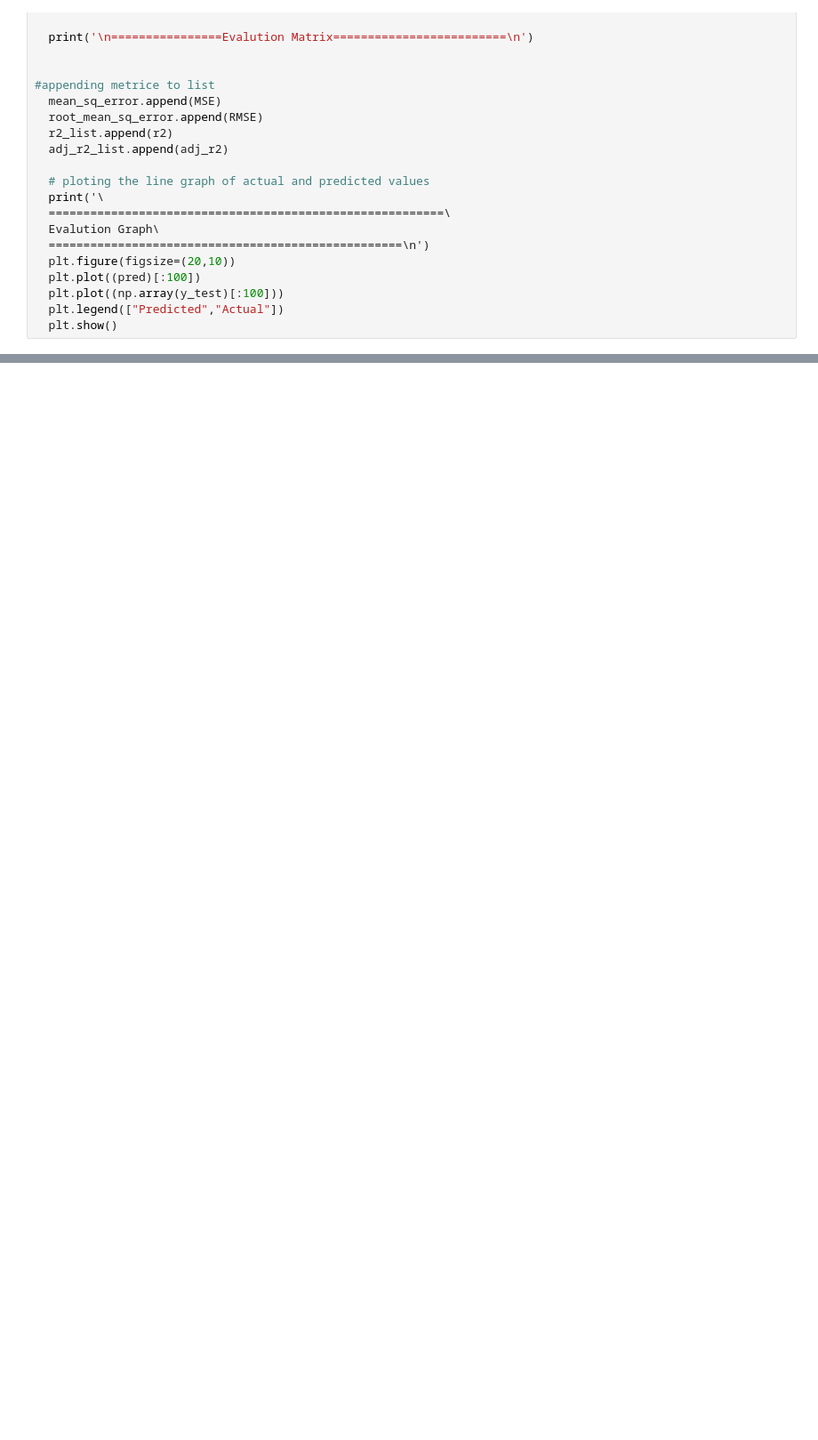
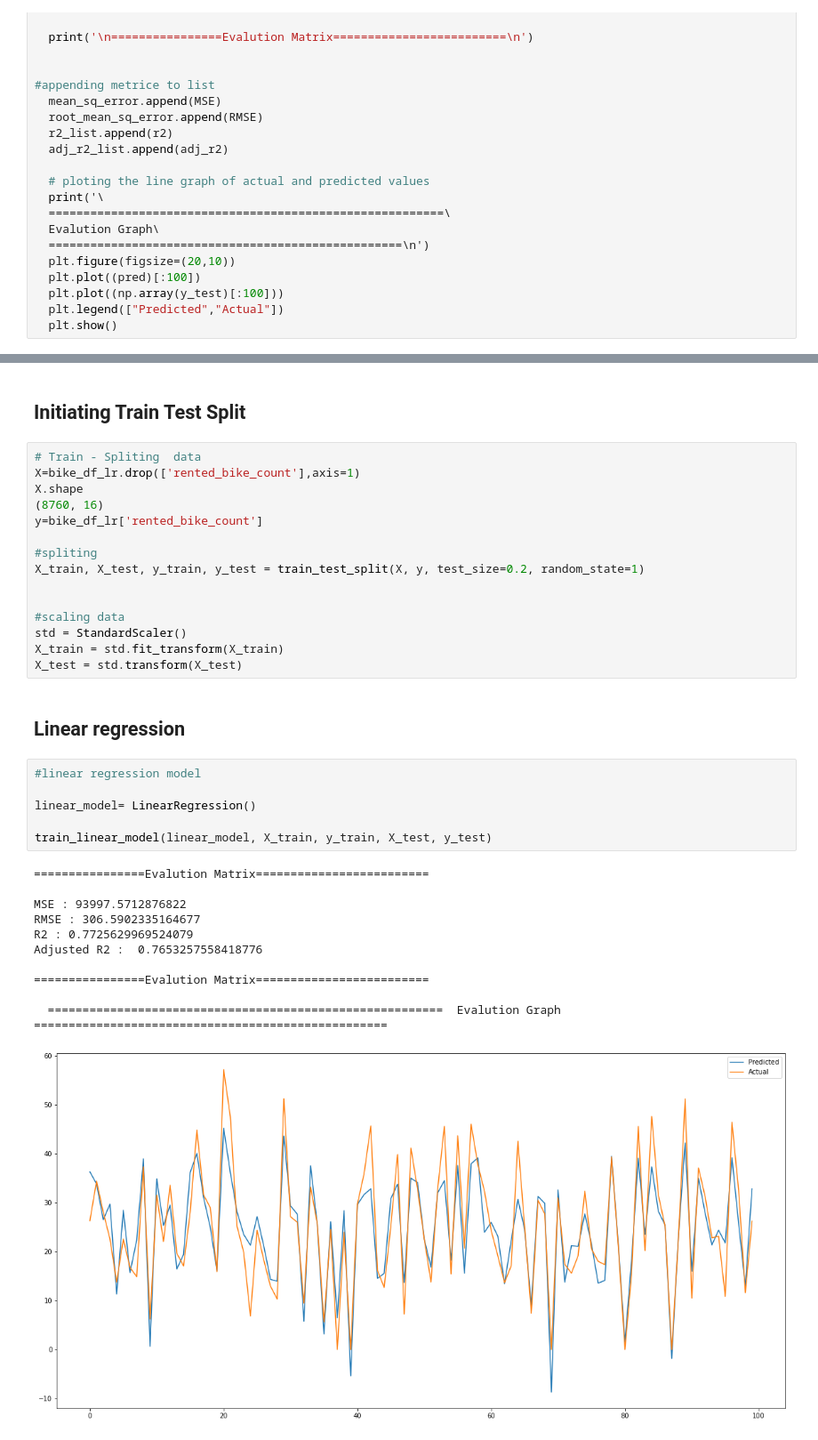
Before and after one commit to Samarjeet-singh-chhabra/LR-Bike-Sharing-Demand-Prediction, a Jupyter notebook: PERSONAL_NOTEBOOK_|_CP_2_|_BIKE_SHARING_DEMAND_PREDICTION_|_SAMARJEET.ipynb, the cells around one changed output, grey strips where cells are left out. Shown at 89% size. Saved outputs shown, nothing was run; the diff lists cells and outputs as text; blank space fills up the shorter version.

```diff
--- a/PERSONAL_NOTEBOOK_|_CP_2_|_BIKE_SHARING_DEMAND_PREDICTION_|_SAMARJEET.ipynb
+++ b/PERSONAL_NOTEBOOK_|_CP_2_|_BIKE_SHARING_DEMAND_PREDICTION_|_SAMARJEET.ipynb
@@ -1289,3 +1293,40 @@ def get_features_importance (optimal_model,X_train):
   plt.xlabel('Relative Importance')
 
   plt.show()
+# %% [markdown]
+## Initiating Train Test Split
+# %%
+# Train - Spliting  data
+X=bike_df_lr.drop(['rented_bike_count'],axis=1)
+X.shape
+(8760, 16)
+y=bike_df_lr['rented_bike_count']
+
+#spliting
+X_train, X_test, y_train, y_test = train_test_split(X, y, test_size=0.2, random_state=1)
+
+
+#scaling data
+std = StandardScaler()
+X_train = std.fit_transform(X_train)
+X_test = std.transform(X_test)
+# %% [markdown]
+## Linear regression
+# %%
+#linear regression model
+
+linear_model= LinearRegression()
+
+train_linear_model(linear_model, X_train, y_train, X_test, y_test)
+# %% [output]
+================Evalution Matrix=========================
+
+MSE : 93997.5712876822
+RMSE : 306.5902335164677
+R2 : 0.7725629969524079
+Adjusted R2 :  0.7653257558418776
+
+================Evalution Matrix=========================
+
+  =========================================================  Evalution Graph  ===================================================
+[figure, added]
```
Also changed, not shown: parts of 29 cells of this notebook.
